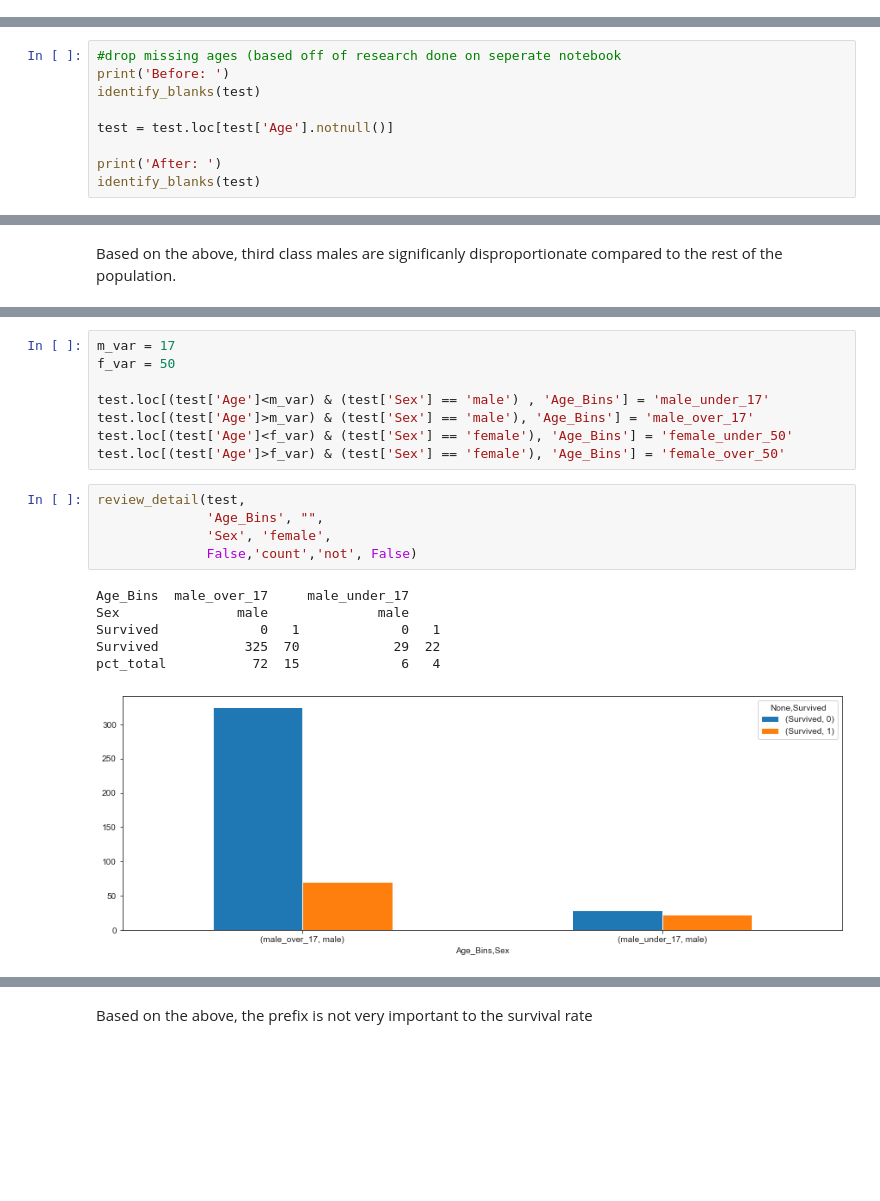
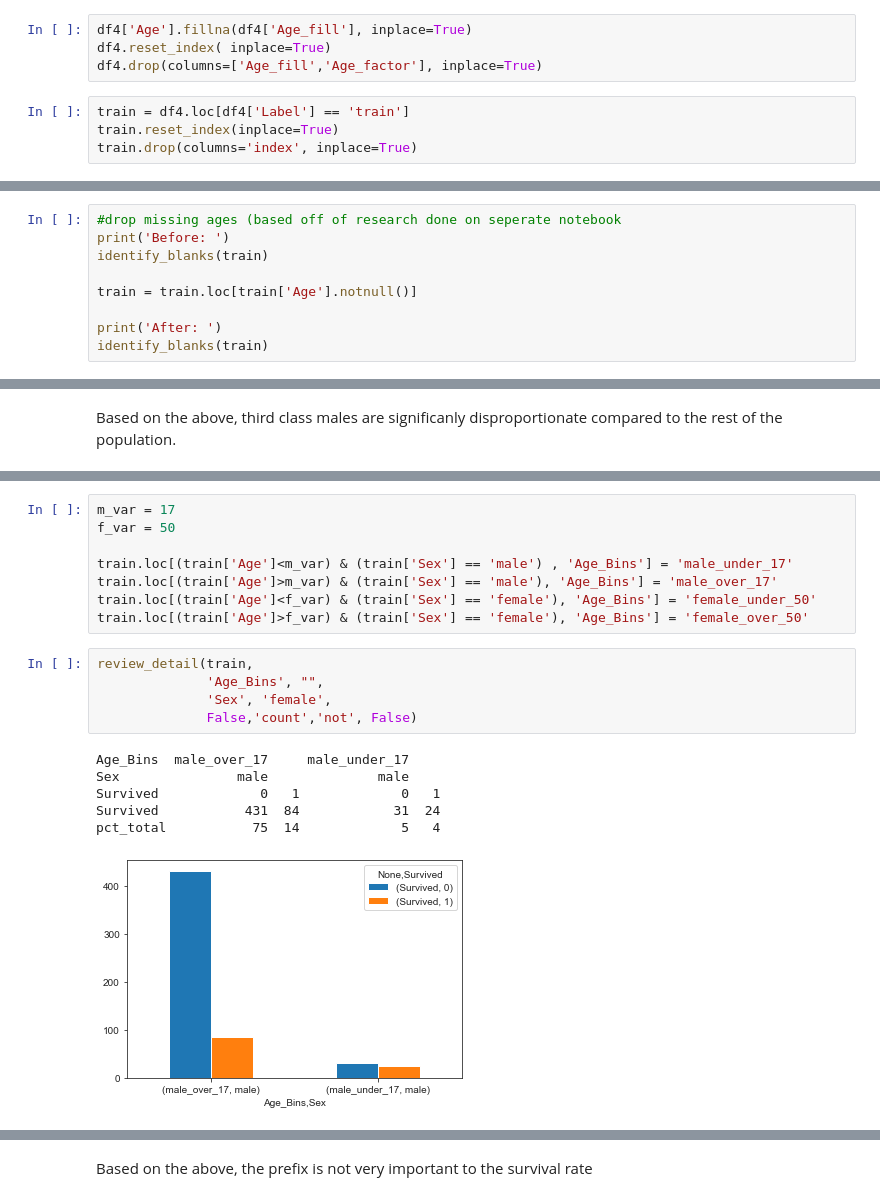
Before and after one commit to mdpurvis/kaggle_competitions, a Jupyter notebook: titanic/notebooks/01 Data Due Diligence v2.ipynb, the cells around one changed output, grey strips where cells are left out. Saved outputs shown, nothing was run; the diff lists cells and outputs as text; blank space fills up the shorter version.

```diff
--- a/titanic/notebooks/01 Data Due Diligence v2.ipynb
+++ b/titanic/notebooks/01 Data Due Diligence v2.ipynb
@@ -259,0 +284,8 @@ test.select_dtypes('number').head()
+# %%
+df4['Age'].fillna(df4['Age_fill'], inplace=True)
+df4.reset_index( inplace=True)
+df4.drop(columns=['Age_fill','Age_factor'], inplace=True)
+# %%
+train = df4.loc[df4['Label'] == 'train']
+train.reset_index(inplace=True)
+train.drop(columns='index', inplace=True)
@@ -260,12 +329,12 @@ test.select_dtypes('number').head()
 # %%
 #drop missing ages (based off of research done on seperate notebook
 print('Before: ')
-identify_blanks(test)
+identify_blanks(train)
 
-test = test.loc[test['Age'].notnull()]
+train = train.loc[train['Age'].notnull()]
 
 print('After: ')
-identify_blanks(test)
+identify_blanks(train)
 # %% [output]
 Before:
 Column Pclass has 0 missing values out of 891.  0%
@@ -335,20 +404,20 @@ plot_distribution_num(test_male, 'Age', 'Survived')
 m_var = 17
 f_var = 50
 
-test.loc[(test['Age']<m_var) & (test['Sex'] == 'male') , 'Age_Bins'] = 'male_under_17'
-test.loc[(test['Age']>m_var) & (test['Sex'] == 'male'), 'Age_Bins'] = 'male_over_17'
-test.loc[(test['Age']<f_var) & (test['Sex'] == 'female'), 'Age_Bins'] = 'female_under_50'
-test.loc[(test['Age']>f_var) & (test['Sex'] == 'female'), 'Age_Bins'] = 'female_over_50'
+train.loc[(train['Age']<m_var) & (train['Sex'] == 'male') , 'Age_Bins'] = 'male_under_17'
+train.loc[(train['Age']>m_var) & (train['Sex'] == 'male'), 'Age_Bins'] = 'male_over_17'
+train.loc[(train['Age']<f_var) & (train['Sex'] == 'female'), 'Age_Bins'] = 'female_under_50'
+train.loc[(train['Age']>f_var) & (train['Sex'] == 'female'), 'Age_Bins'] = 'female_over_50'
 # %%
-review_detail(test,
+review_detail(train,
               'Age_Bins', "",
               'Sex', 'female',
               False,'count','not', False)
 # %% [output]
 Age_Bins  male_over_17     male_under_17
 Sex               male              male
 Survived             0   1             0   1
-Survived           325  70            29  22
-pct_total           72  15             6   4
+Survived           431  84            31  24
+pct_total           75  14             5   4
-[figure, old version]
+[figure, new version]
 # %%
```
Also changed, not shown: parts of 50 cells of this notebook.
